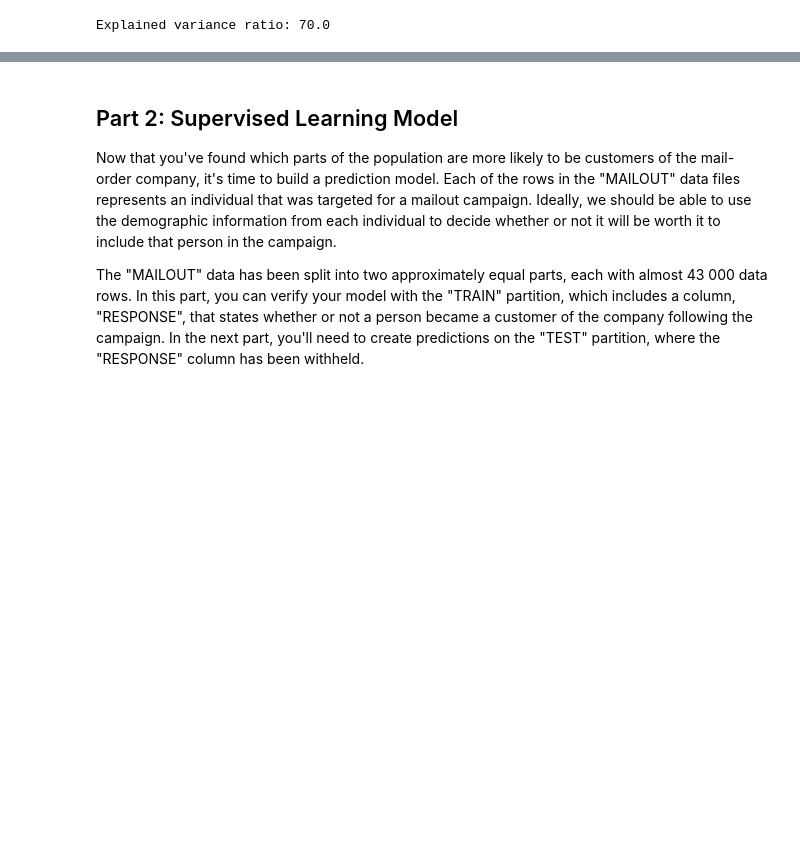
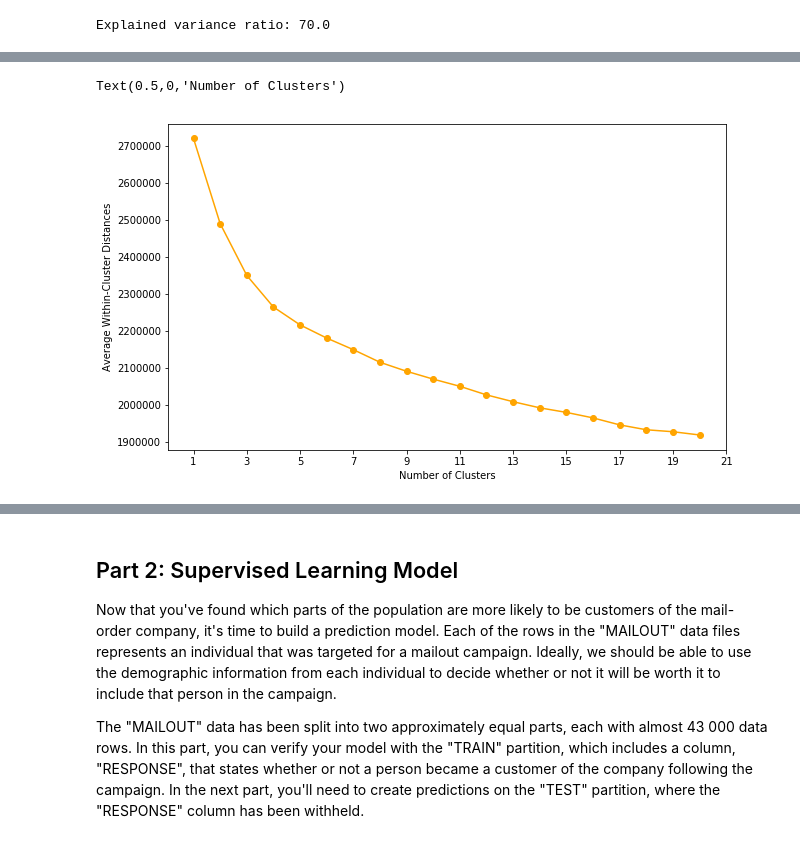
Before and after one commit to poojapatel26/Arvato-Bertelsmann-Customer-Segmentation-Project, a Jupyter notebook: Arvato Project Customer Segmentation Report-Copy1.ipynb, the cells around one changed output, grey strips where cells are left out. Cells and saved outputs as stored; diff of their text form; code cells hidden in the pictures; blank space fills up the shorter version.

```diff
--- a/Arvato Project Customer Segmentation Report-Copy1.ipynb
+++ b/Arvato Project Customer Segmentation Report-Copy1.ipynb
@@ -581,0 +535,10 @@ Azdias shape (751042, 40).
+# %%
+centers = np.linspace(1,20,20)
+plt.figure(figsize=(10,6))
+plt.plot(centers, scores, linestyle='-', marker='o', color='orange')
+plt.xticks(list(range(1,22,2)))
+plt.ylabel('Average Within-Cluster Distances')
+plt.xlabel('Number of Clusters')
+# %% [output]
+Text(0.5,0,'Number of Clusters')
+[figure, added]
```
Also changed, not shown: parts of 56 cells of this notebook.
